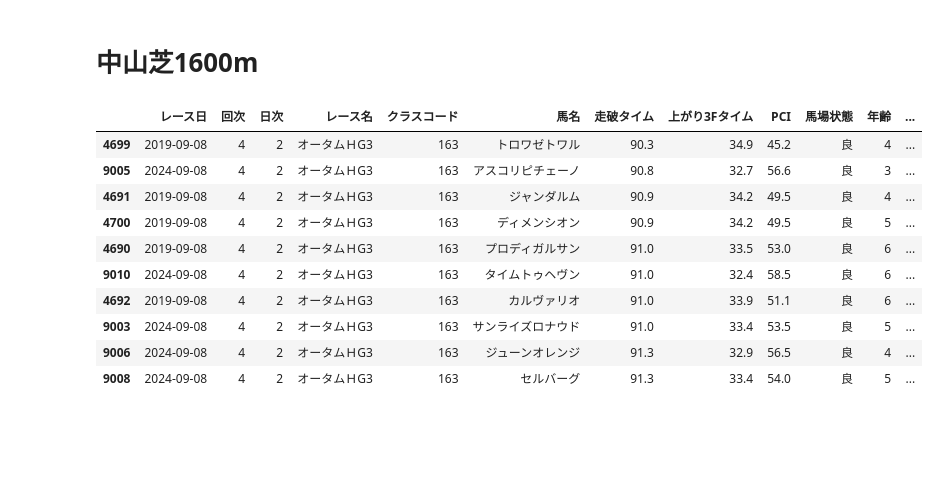
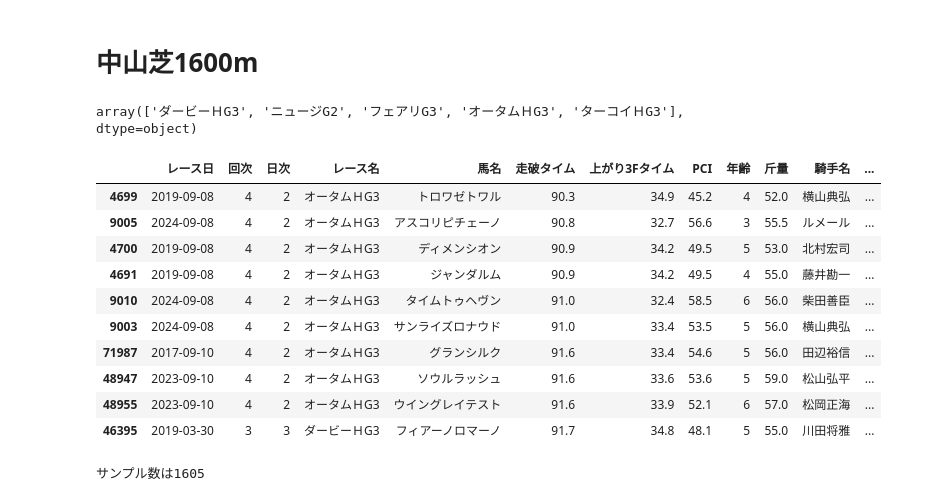
Before and after one commit to syamaguc/unicorn, a Jupyter notebook: book/notebooks/1.2.1_Nakayama-Turf-1600m.ipynb, the cells around one changed output. Cells and saved outputs as stored; diff of their text form; code cells hidden in the pictures; blank space fills up the shorter version.

```diff
--- a/book/notebooks/1.2.1_Nakayama-Turf-1600m.ipynb
+++ b/book/notebooks/1.2.1_Nakayama-Turf-1600m.ipynb
@@ -8,41 +11,50 @@ import matplotlib.pyplot as plt
+# %%
+location = "中"
+distance = 1600
 # %%
-# 2005-2025 東京
-df = result_df("成績", "2015", "2025", ["中"])
+# 2005-2025 中山
+df = result_df("成績", "2015", "2025", [location])
 # %%
-distance = df["距離"] == 1600
-ground_type = df["芝・ダ"] == "芝"
-except_cond = df['異常コード'] == 0
-arrival = df["確定着順"] <= 5
-baba = df['馬場状態'] == "良"
-cond = distance & ground_type & except_cond & baba & arrival
+# 1600m、 芝、馬券内、良馬場に限定
+distance_c = df["距離"] == distance
+ground_type_c = df["芝・ダ"] == "芝"
+except_c = df['異常コード'] == 0
+arrival_c = df["確定着順"] <= 3
+baba_c = df['馬場状態'] == "良"
+cond = distance_c & ground_type_c & except_c & baba_c & arrival_c
 df = df[cond]
+# %%
+# この条件で行われる重賞レース
+df[df['クラスコード'] >=163]['レース名'].unique()
+# %% [output]
+array(['ダービーＨG3', 'ニュージG2', 'フェアリG3', 'オータムＨG3', 'ターコイＨG3'], dtype=object)
 # %%
+# 走破タイムTOP10
 df[
     [
         "レース日",
         "回次",
         "日次",
         "レース名",
-        "クラスコード",
         "馬名",
         "走破タイム",
         "上がり3Fタイム",
         "PCI",
-        "馬場状態",
         "年齢",
+        "斤量",
         "騎手名",
         "単勝オッズ",
     ]
 ].sort_values("走破タイム").head(10)
 # %% [output]
-|  | レース日 | 回次 | 日次 | レース名 | クラスコード | 馬名 | 走破タイム | 上がり3Fタイム | PCI | 馬場状態 | 年齢 | ... |
-| 4699 | 2019-09-08 | 4 | 2 | オータムＨG3 | 163 | トロワゼトワル | 90.3 | 34.9 | 45.2 | 良 | 4 | ... |
-| 9005 | 2024-09-08 | 4 | 2 | オータムＨG3 | 163 | アスコリピチェーノ | 90.8 | 32.7 | 56.6 | 良 | 3 | ... |
-| 4691 | 2019-09-08 | 4 | 2 | オータムＨG3 | 163 | ジャンダルム | 90.9 | 34.2 | 49.5 | 良 | 4 | ... |
-| 4700 | 2019-09-08 | 4 | 2 | オータムＨG3 | 163 | ディメンシオン | 90.9 | 34.2 | 49.5 | 良 | 5 | ... |
-| 4690 | 2019-09-08 | 4 | 2 | オータムＨG3 | 163 | プロディガルサン | 91.0 | 33.5 | 53.0 | 良 | 6 | ... |
-| 9010 | 2024-09-08 | 4 | 2 | オータムＨG3 | 163 | タイムトゥヘヴン | 91.0 | 32.4 | 58.5 | 良 | 6 | ... |
-| 4692 | 2019-09-08 | 4 | 2 | オータムＨG3 | 163 | カルヴァリオ | 91.0 | 33.9 | 51.1 | 良 | 6 | ... |
-| 9003 | 2024-09-08 | 4 | 2 | オータムＨG3 | 163 | サンライズロナウド | 91.0 | 33.4 | 53.5 | 良 | 5 | ... |
-| 9006 | 2024-09-08 | 4 | 2 | オータムＨG3 | 163 | ジューンオレンジ | 91.3 | 32.9 | 56.5 | 良 | 4 | ... |
-| 9008 | 2024-09-08 | 4 | 2 | オータムＨG3 | 163 | セルバーグ | 91.3 | 33.4 | 54.0 | 良 | 5 | ... |
+|  | レース日 | 回次 | 日次 | レース名 | 馬名 | 走破タイム | 上がり3Fタイム | PCI | 年齢 | 斤量 | 騎手名 | ... |
+| 4699 | 2019-09-08 | 4 | 2 | オータムＨG3 | トロワゼトワル | 90.3 | 34.9 | 45.2 | 4 | 52.0 | 横山典弘 | ... |
+| 9005 | 2024-09-08 | 4 | 2 | オータムＨG3 | アスコリピチェーノ | 90.8 | 32.7 | 56.6 | 3 | 55.5 | ルメール | ... |
+| 4700 | 2019-09-08 | 4 | 2 | オータムＨG3 | ディメンシオン | 90.9 | 34.2 | 49.5 | 5 | 53.0 | 北村宏司 | ... |
+| 4691 | 2019-09-08 | 4 | 2 | オータムＨG3 | ジャンダルム | 90.9 | 34.2 | 49.5 | 4 | 55.0 | 藤井勘一 | ... |
+| 9010 | 2024-09-08 | 4 | 2 | オータムＨG3 | タイムトゥヘヴン | 91.0 | 32.4 | 58.5 | 6 | 56.0 | 柴田善臣 | ... |
+| 9003 | 2024-09-08 | 4 | 2 | オータムＨG3 | サンライズロナウド | 91.0 | 33.4 | 53.5 | 5 | 56.0 | 横山典弘 | ... |
+| 71987 | 2017-09-10 | 4 | 2 | オータムＨG3 | グランシルク | 91.6 | 33.4 | 54.6 | 5 | 56.0 | 田辺裕信 | ... |
+| 48947 | 2023-09-10 | 4 | 2 | オータムＨG3 | ソウルラッシュ | 91.6 | 33.6 | 53.6 | 5 | 59.0 | 松山弘平 | ... |
+| 48955 | 2023-09-10 | 4 | 2 | オータムＨG3 | ウイングレイテスト | 91.6 | 33.9 | 52.1 | 6 | 57.0 | 松岡正海 | ... |
+| 46395 | 2019-03-30 | 3 | 3 | ダービーＨG3 | フィアーノロマーノ | 91.7 | 34.8 | 48.1 | 5 | 55.0 | 川田将雅 | ... |
@@ -49,3 +69,7 @@ df[
+# %%
+print("サンプル数は" + str(len(df)))
+# %% [output]
+サンプル数は1605
 # %%
 class_code_labels = {
     7: "新馬、未勝利",
```
Also changed, not shown: parts of 8 cells of this notebook, 1 other file.
